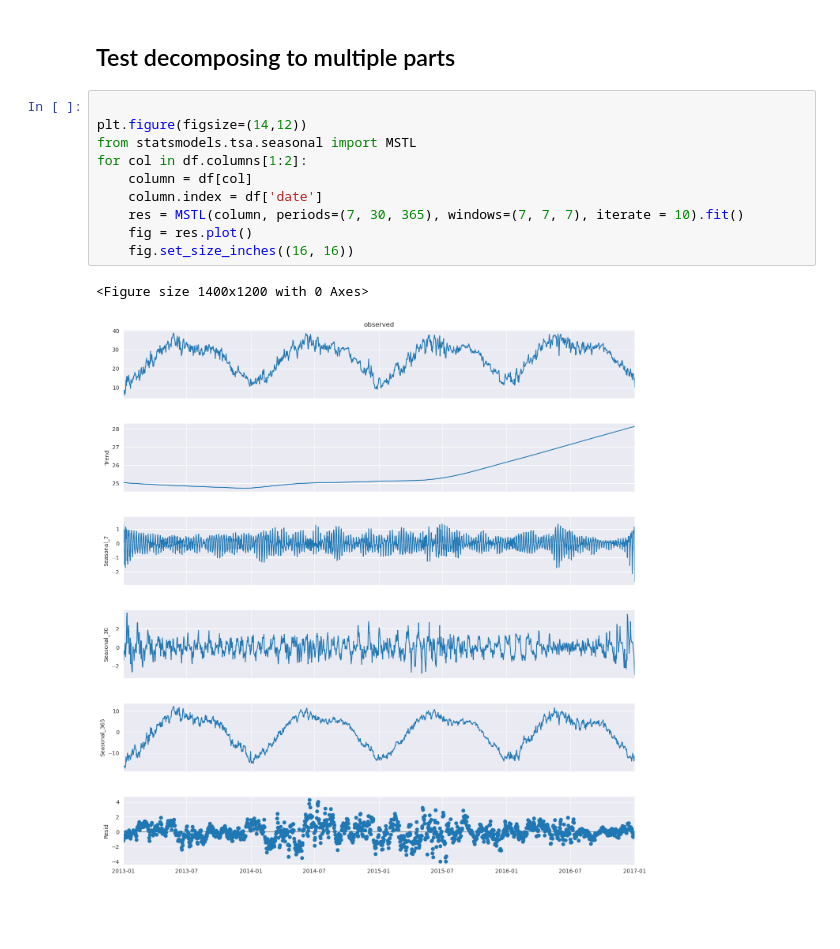
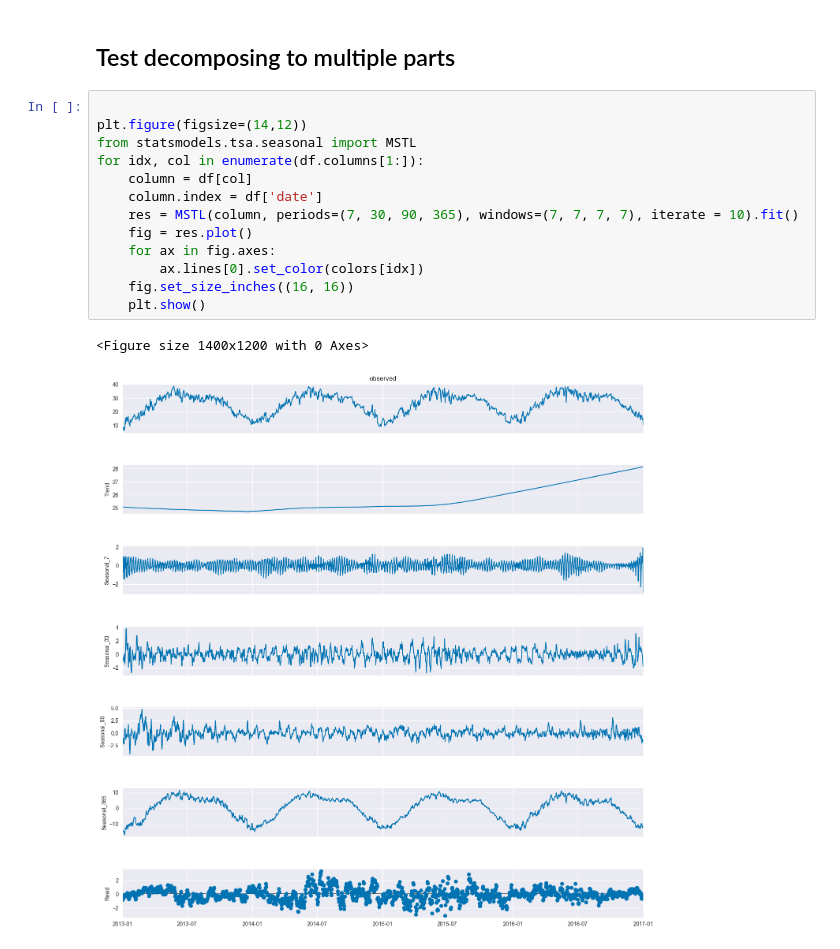
Before and after one commit to Jookare/ADAML-project2, a Jupyter notebook: initial_analysis.ipynb, the cells around one changed output. Drawn from its saved outputs; the diff is of its cells as text; blank space fills up the shorter version.

Commit message:
change MSTL colourscheme to match others

```diff
--- a/initial_analysis.ipynb
+++ b/initial_analysis.ipynb
@@ -179,13 +179,16 @@ plt.show()
 # %%
 
 plt.figure(figsize=(14,12))
 from statsmodels.tsa.seasonal import MSTL
-for col in df.columns[1:2]:
+for idx, col in enumerate(df.columns[1:]):
     column = df[col]
     column.index = df['date']
-    res = MSTL(column, periods=(7, 30, 365), windows=(7, 7, 7), iterate = 10).fit()
+    res = MSTL(column, periods=(7, 30, 90, 365), windows=(7, 7, 7, 7), iterate = 10).fit()
     fig = res.plot()
+    for ax in fig.axes:
+        ax.lines[0].set_color(colors[idx])
     fig.set_size_inches((16, 16))
+    plt.show()
 # %% [output]
 <Figure size 1400x1200 with 0 Axes>
-[figure, old version]
+[figure, new version]
```
Also changed, not shown: parts of 8 cells of this notebook.
